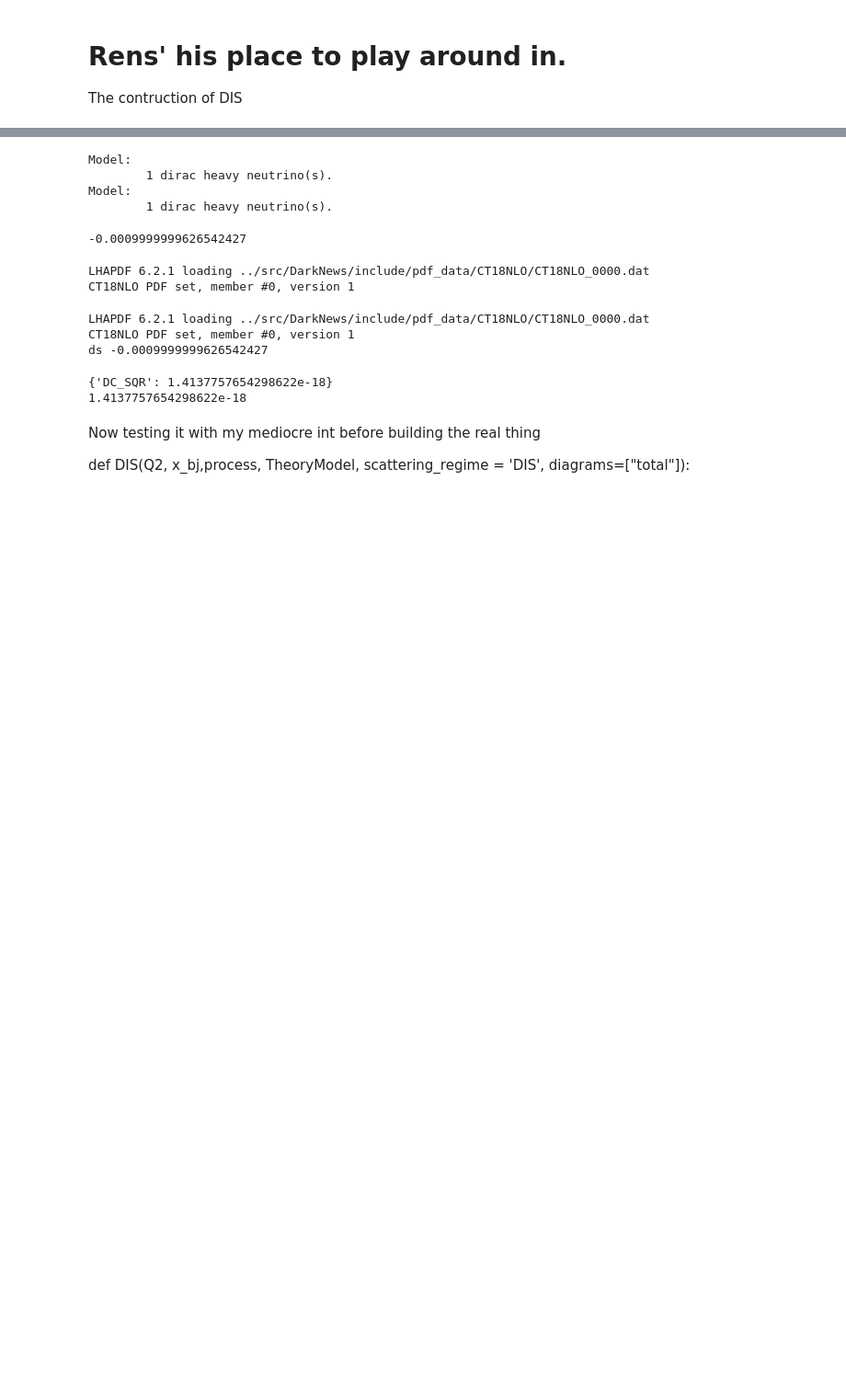
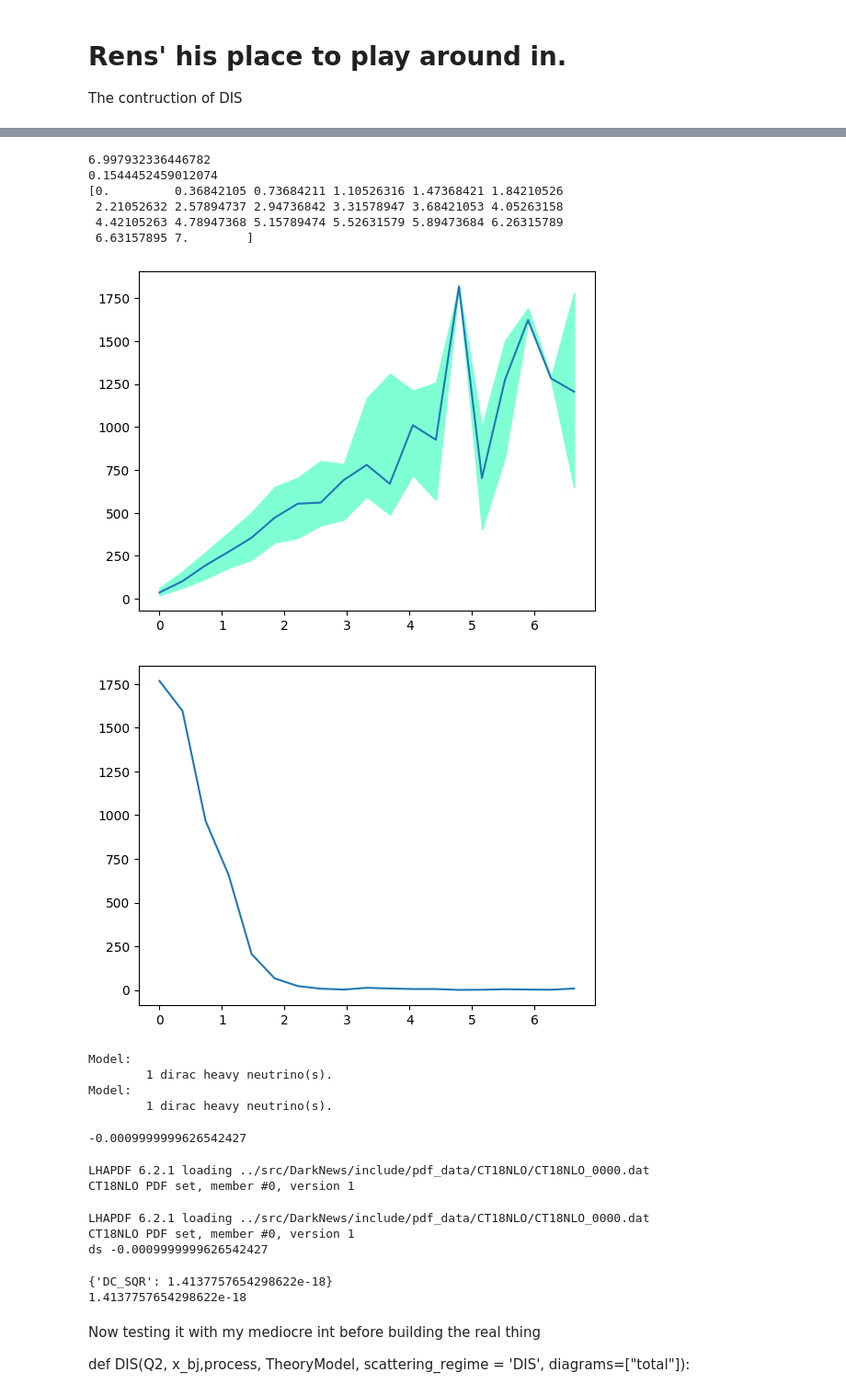
Before and after one commit to mhostert/DarkNews-generator, a Jupyter notebook: examples/__TEST_Rens_DIS.ipynb, the cells around one changed output, grey strips where cells are left out. Shown at 92% size. Saved outputs shown, nothing was run; the diff lists cells and outputs as text; code cells hidden in the pictures; blank space fills up the shorter version.

```diff
--- a/examples/__TEST_Rens_DIS.ipynb
+++ b/examples/__TEST_Rens_DIS.ipynb
@@ -68,3 +95,32 @@ KeyError: 'N5_ctau0'
+# %%
+def quant16(arg):
+    return(np.quantile(arg,0.16))
+def quant84(arg):
+    return(np.quantile(arg,0.84))
+
+print(np.max(E_NU))
+print(np.min(E_NU))
+erange = np.linspace(0,7,20)
+print(erange)
+E_plot = erange[:-1]
+decay_hist = sc.binned_statistic(E_NU, l_decay_lab_cm,statistic = 'median', bins =erange)[0]
+decay_Q16 = sc.binned_statistic(E_NU, l_decay_lab_cm,statistic = lambda l_decay_lab_cm : quant16( l_decay_lab_cm), bins =erange)[0]
+decay_Q84 = sc.binned_statistic(E_NU, l_decay_lab_cm,statistic = lambda l_decay_lab_cm : quant84( l_decay_lab_cm), bins =erange)[0]
+nr_hist = np.histogram(E_NU,  bins =erange)[0]
+plt.plot(E_plot,decay_hist)
+plt.fill_between(E_plot,decay_Q84,decay_Q16,color='aquamarine')
+plt.show()
+plt.plot(E_plot,nr_hist)
+plt.show()
+# %% [output]
+6.997932336446782
+0.1544452459012074
+[0.         0.36842105 0.73684211 1.10526316 1.47368421 1.84210526
+ 2.21052632 2.57894737 2.94736842 3.31578947 3.68421053 4.05263158
+ 4.42105263 4.78947368 5.15789474 5.52631579 5.89473684 6.26315789
+ 6.63157895 7.        ]
+[figure, added]
+[figure, added]
 # %%
 # targets
 proton = dn.detector.NuclearTarget("H1")
```
Also changed, not shown: parts of 4 cells of this notebook.
